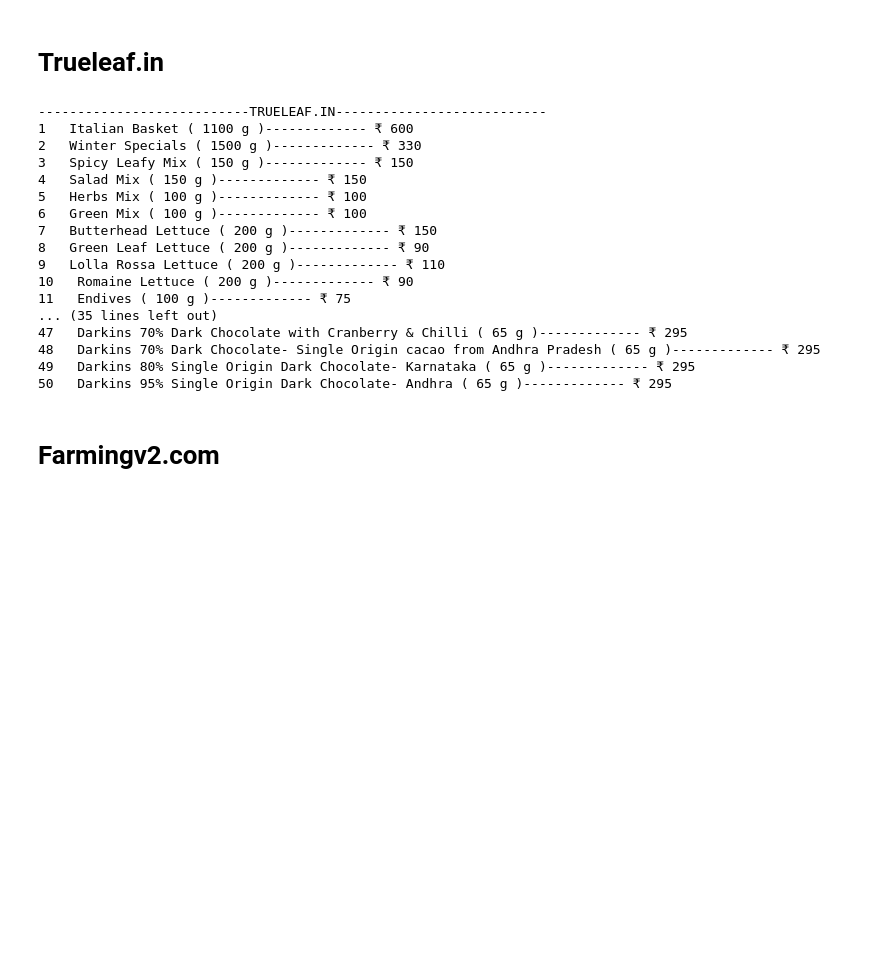
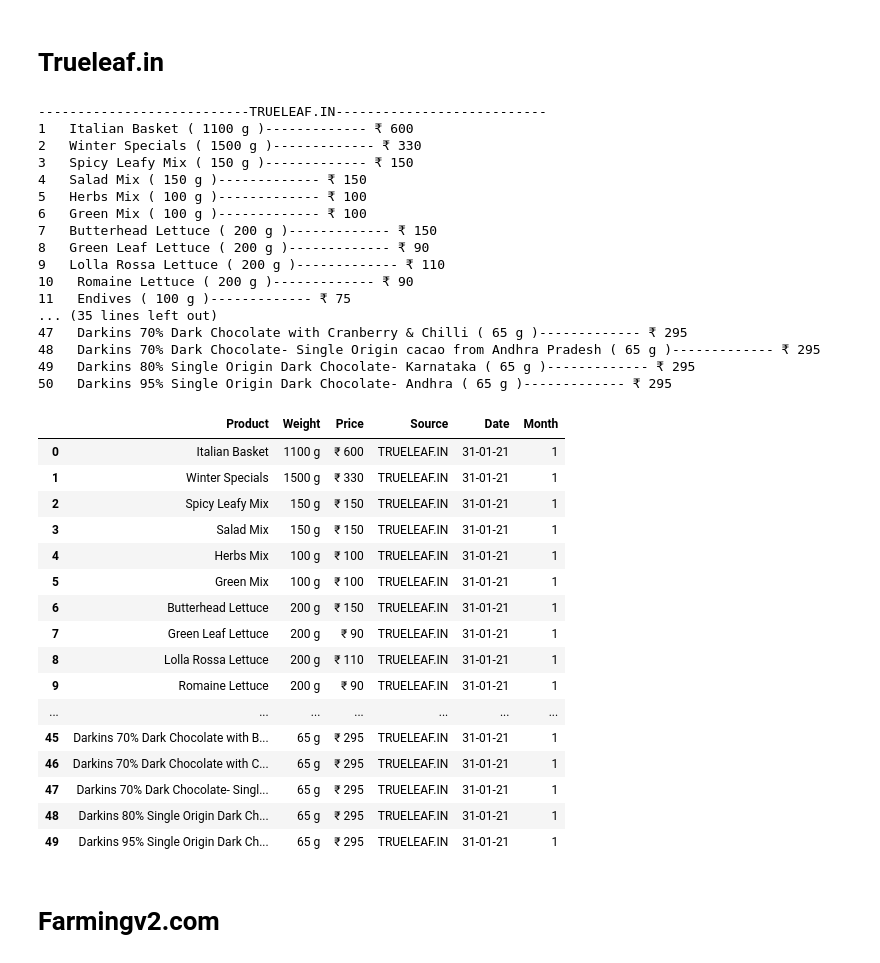
Before and after one commit to darshanjain2000/91-aeroponic, a Jupyter notebook: collect_data.ipynb, the cells around one changed output. Saved outputs shown, nothing was run; the diff lists cells and outputs as text; code cells hidden in the pictures; blank space fills up the shorter version.

```diff
--- a/collect_data.ipynb
+++ b/collect_data.ipynb
@@ -35,11 +35,17 @@ month: 1
 print('---------------------------TRUELEAF.IN---------------------------')
 import urllib.request, urllib.parse, urllib.error
 from bs4 import BeautifulSoup
+import pandas as pd
+from datetime import date
+
+today = date.today()
+date=today.strftime('%d-%m-%y')
+month=today.month
 
 count=0
 prodListName=[]
 prodListPrice=[]
-profListQuant=[]
+prodListQuant=[]
 page=1 #for pagination
 
 while(True):
@@ -60,35 +66,62 @@ while(True):
         prodListName.append(i.text)
     for i in productPrice:
         prodListPrice.append(i.text)
     for i in productquant:
-        profListQuant.append(i.findAll("span")[2].text)
+        prodListQuant.append(i.findAll("span")[2].text)
 
 #     logic to check if there is more product in next page or not
     if(len(prodListName)-prodListNameOld==0 and page!=1):
         break
     page=page+1
 
 for i in range(len(prodListName)):
     count=count+1
-    print("{0}   {1} ( {2} )------------- {3}".format(count,prodListName[i],profListQuant[i],prodListPrice[i]))
+    print("{0}   {1} ( {2} )------------- {3}".format(count,prodListName[i],prodListQuant[i],prodListPrice[i]))
+
+data={'Product':prodListName,
+      'Weight':prodListQuant,
+      'Price':prodListPrice,
+      'Source':'TRUELEAF.IN',
+      'Date':date,
+      'Month':month
+     }
+df = pd.DataFrame(data)
+df
 # %% [output]
 ---------------------------TRUELEAF.IN---------------------------
 1   Italian Basket ( 1100 g )------------- ₹ 600
 2   Winter Specials ( 1500 g )------------- ₹ 330
 3   Spicy Leafy Mix ( 150 g )------------- ₹ 150
 4   Salad Mix ( 150 g )------------- ₹ 150
 5   Herbs Mix ( 100 g )------------- ₹ 100
 6   Green Mix ( 100 g )------------- ₹ 100
 7   Butterhead Lettuce ( 200 g )------------- ₹ 150
 8   Green Leaf Lettuce ( 200 g )------------- ₹ 90
 9   Lolla Rossa Lettuce ( 200 g )------------- ₹ 110
 10   Romaine Lettuce ( 200 g )------------- ₹ 90
 11   Endives ( 100 g )------------- ₹ 75
 ... (35 lines left out)
 47   Darkins 70% Dark Chocolate with Cranberry & Chilli ( 65 g )------------- ₹ 295
 48   Darkins 70% Dark Chocolate- Single Origin cacao from Andhra Pradesh ( 65 g )------------- ₹ 295
 49   Darkins 80% Single Origin Dark Chocolate- Karnataka ( 65 g )------------- ₹ 295
 50   Darkins 95% Single Origin Dark Chocolate- Andhra ( 65 g )------------- ₹ 295
+|  | Product | Weight | Price | Source | Date | Month |
+| 0 | Italian Basket | 1100 g | ₹ 600 | TRUELEAF.IN | 31-01-21 | 1 |
+| 1 | Winter Specials | 1500 g | ₹ 330 | TRUELEAF.IN | 31-01-21 | 1 |
+| 2 | Spicy Leafy Mix | 150 g | ₹ 150 | TRUELEAF.IN | 31-01-21 | 1 |
+| 3 | Salad Mix | 150 g | ₹ 150 | TRUELEAF.IN | 31-01-21 | 1 |
+| 4 | Herbs Mix | 100 g | ₹ 100 | TRUELEAF.IN | 31-01-21 | 1 |
+| 5 | Green Mix | 100 g | ₹ 100 | TRUELEAF.IN | 31-01-21 | 1 |
+| 6 | Butterhead Lettuce | 200 g | ₹ 150 | TRUELEAF.IN | 31-01-21 | 1 |
+| 7 | Green Leaf Lettuce | 200 g | ₹ 90 | TRUELEAF.IN | 31-01-21 | 1 |
+| 8 | Lolla Rossa Lettuce | 200 g | ₹ 110 | TRUELEAF.IN | 31-01-21 | 1 |
+| 9 | Romaine Lettuce | 200 g | ₹ 90 | TRUELEAF.IN | 31-01-21 | 1 |
+| ... | ... | ... | ... | ... | ... | ... |
+| 45 | Darkins 70% Dark Chocolate with B... | 65 g | ₹ 295 | TRUELEAF.IN | 31-01-21 | 1 |
+| 46 | Darkins 70% Dark Chocolate with C... | 65 g | ₹ 295 | TRUELEAF.IN | 31-01-21 | 1 |
+| 47 | Darkins 70% Dark Chocolate- Singl... | 65 g | ₹ 295 | TRUELEAF.IN | 31-01-21 | 1 |
+| 48 | Darkins 80% Single Origin Dark Ch... | 65 g | ₹ 295 | TRUELEAF.IN | 31-01-21 | 1 |
+| 49 | Darkins 95% Single Origin Dark Ch... | 65 g | ₹ 295 | TRUELEAF.IN | 31-01-21 | 1 |
 # %% [markdown]
 # Farmingv2.com
 # %%
```
Also changed, not shown: parts of 7 cells of this notebook.
